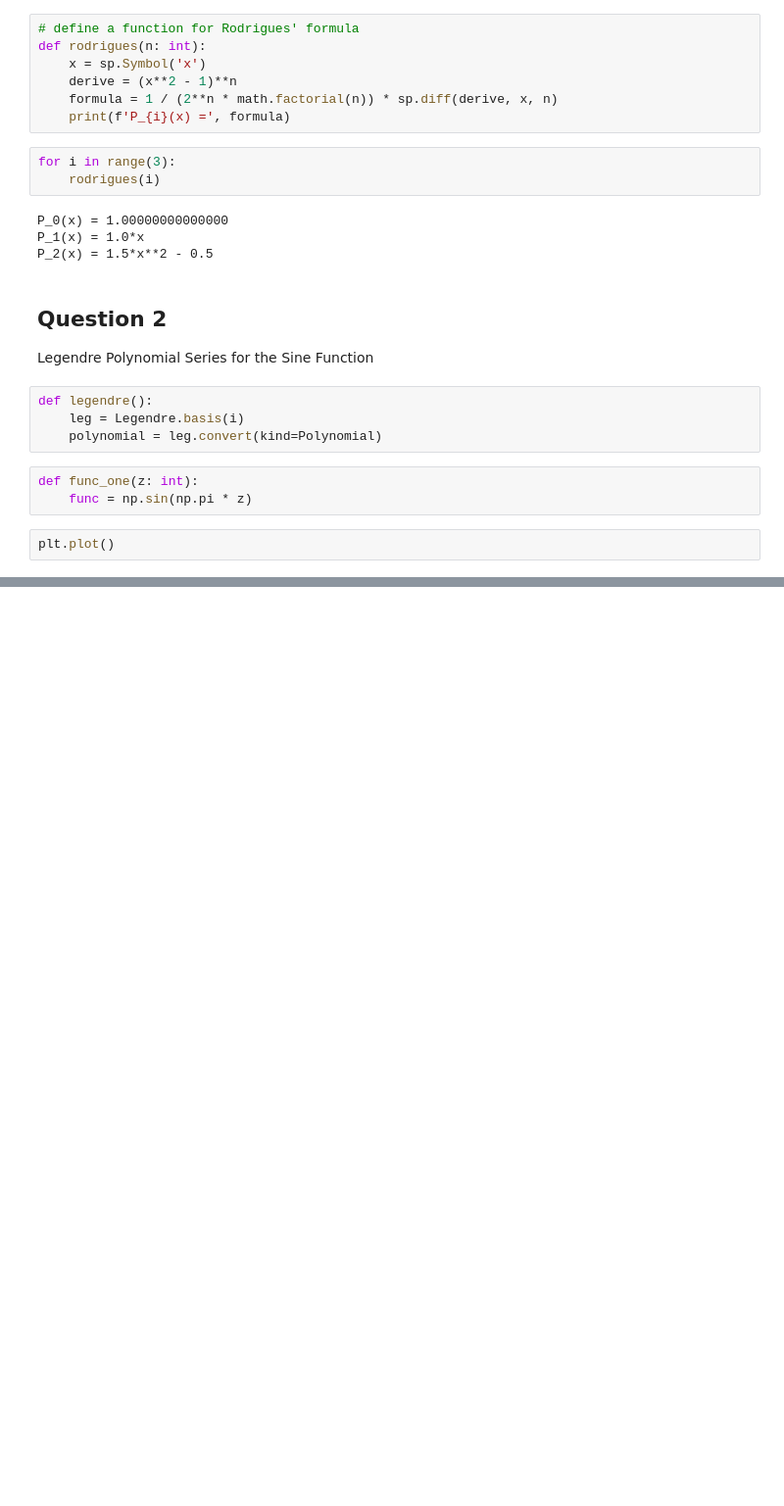
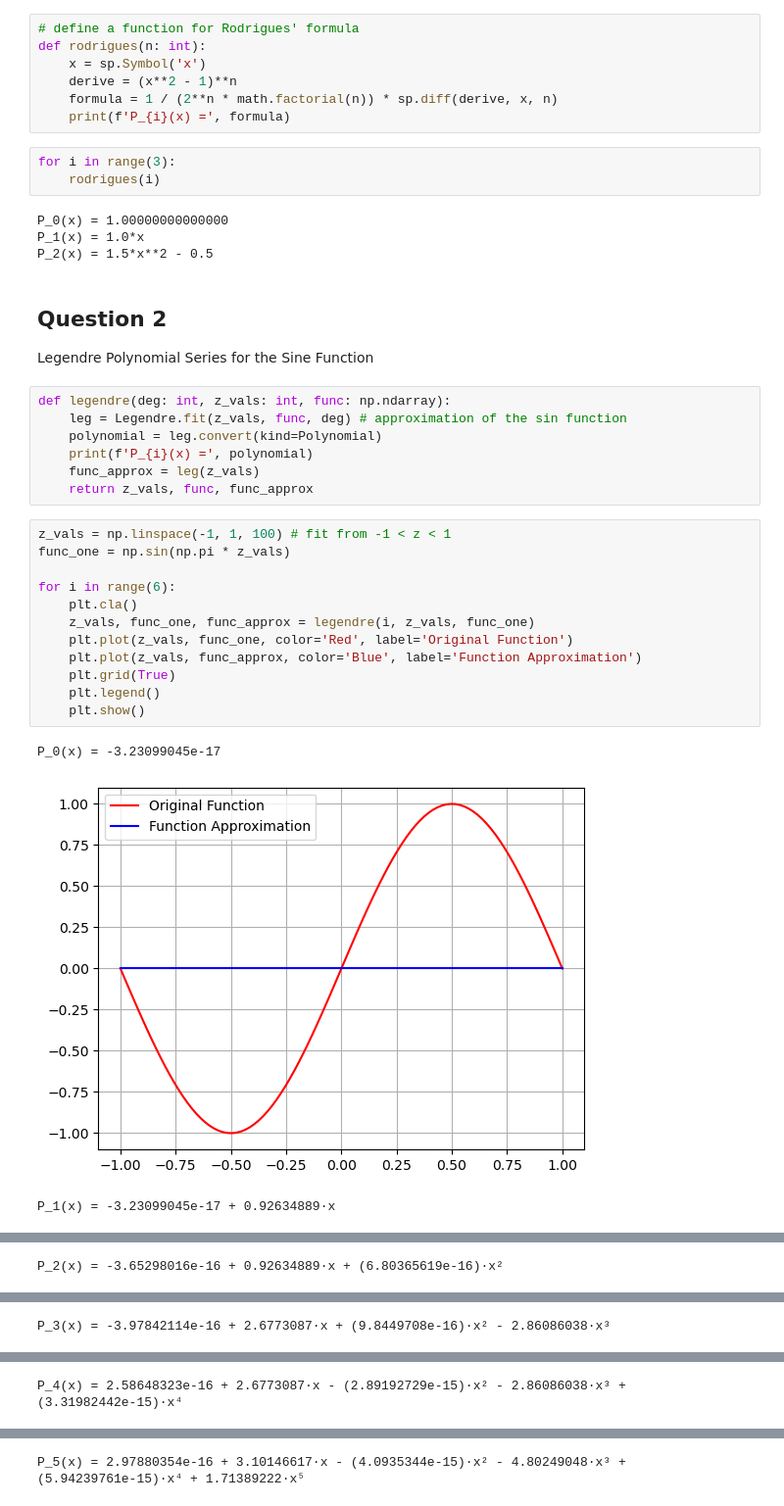
Before and after one commit to xspoole/PH364_Personal, a Jupyter notebook: ph426/hw2/hw2_legendre.ipynb, the cells around one changed output, grey strips where cells are left out. Shown at 98% size. Cells and saved outputs as stored; diff of their text form; blank space fills up the shorter version.

Commit message:
Updating github from laptop stuff, including finished hw2_legendre.ipynb -kaze_anduril

```diff
--- a/ph426/hw2/hw2_legendre.ipynb
+++ b/ph426/hw2/hw2_legendre.ipynb
@@ -40,11 +41,25 @@ P_2(x) = 1.5*x**2 - 0.5
 ## Question 2
 Legendre Polynomial Series for the Sine Function
 # %%
-def legendre():
-    leg = Legendre.basis(i)
+def legendre(deg: int, z_vals: int, func: np.ndarray):
+    leg = Legendre.fit(z_vals, func, deg) # approximation of the sin function
     polynomial = leg.convert(kind=Polynomial)
+    print(f'P_{i}(x) =', polynomial)
+    func_approx = leg(z_vals)
+    return z_vals, func, func_approx
-# %%
-def func_one(z: int):
-    func = np.sin(np.pi * z)
 # %%
-plt.plot()
+z_vals = np.linspace(-1, 1, 100) # fit from -1 < z < 1
+func_one = np.sin(np.pi * z_vals)
+
+for i in range(6):
+    plt.cla()
+    z_vals, func_one, func_approx = legendre(i, z_vals, func_one)
+    plt.plot(z_vals, func_one, color='Red', label='Original Function')
+    plt.plot(z_vals, func_approx, color='Blue', label='Function Approximation')
+    plt.grid(True)
+    plt.legend()
+    plt.show()
+# %% [output]
+P_0(x) = -3.23099045e-17
+[figure, added]
+P_1(x) = -3.23099045e-17 + 0.92634889·x
@@ -50,0 +67 @@ plt.plot()
+P_2(x) = -3.65298016e-16 + 0.92634889·x + (6.80365619e-16)·x²
@@ -50,0 +69 @@ plt.plot()
+P_3(x) = -3.97842114e-16 + 2.6773087·x + (9.8449708e-16)·x² - 2.86086038·x³
@@ -50,0 +71,2 @@ plt.plot()
+P_4(x) = 2.58648323e-16 + 2.6773087·x - (2.89192729e-15)·x² - 2.86086038·x³ +
+(3.31982442e-15)·x⁴
@@ -50,0 +74,2 @@ plt.plot()
+P_5(x) = 2.97880354e-16 + 3.10146617·x - (4.0935344e-15)·x² - 4.80249048·x³ +
+(5.94239761e-15)·x⁴ + 1.71389222·x⁵
```
Also changed, not shown: parts of 7 cells of this notebook, 5 other files.
